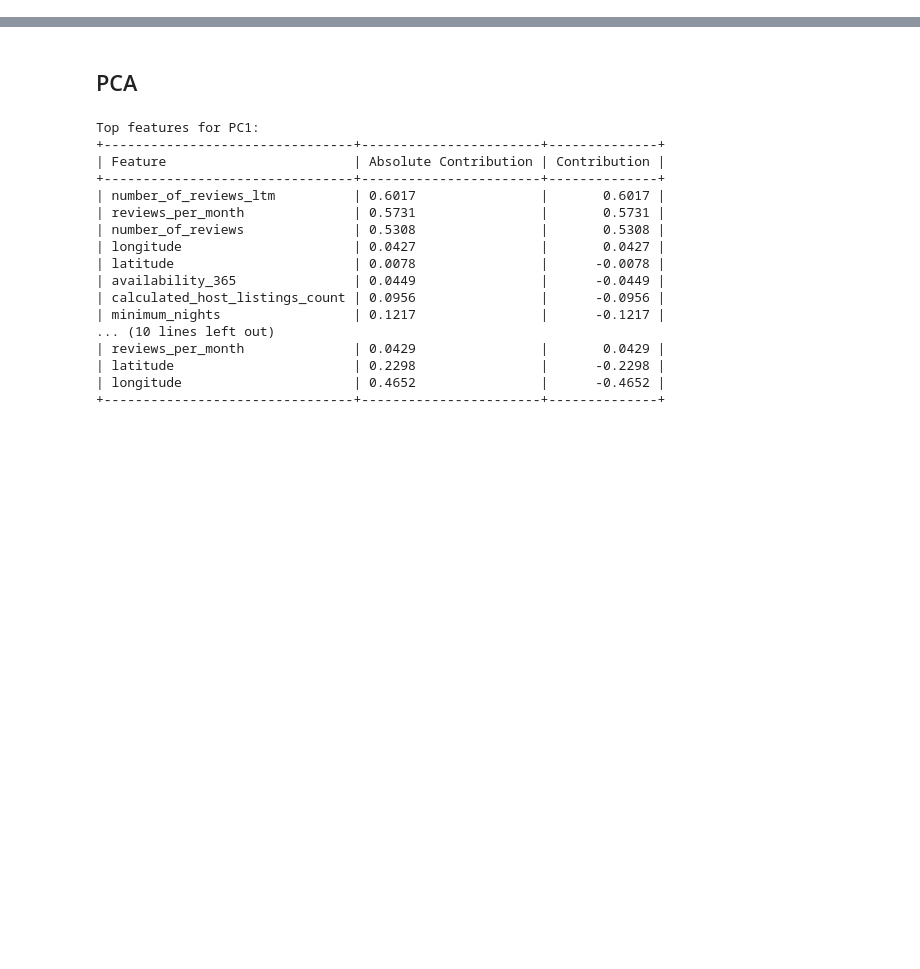
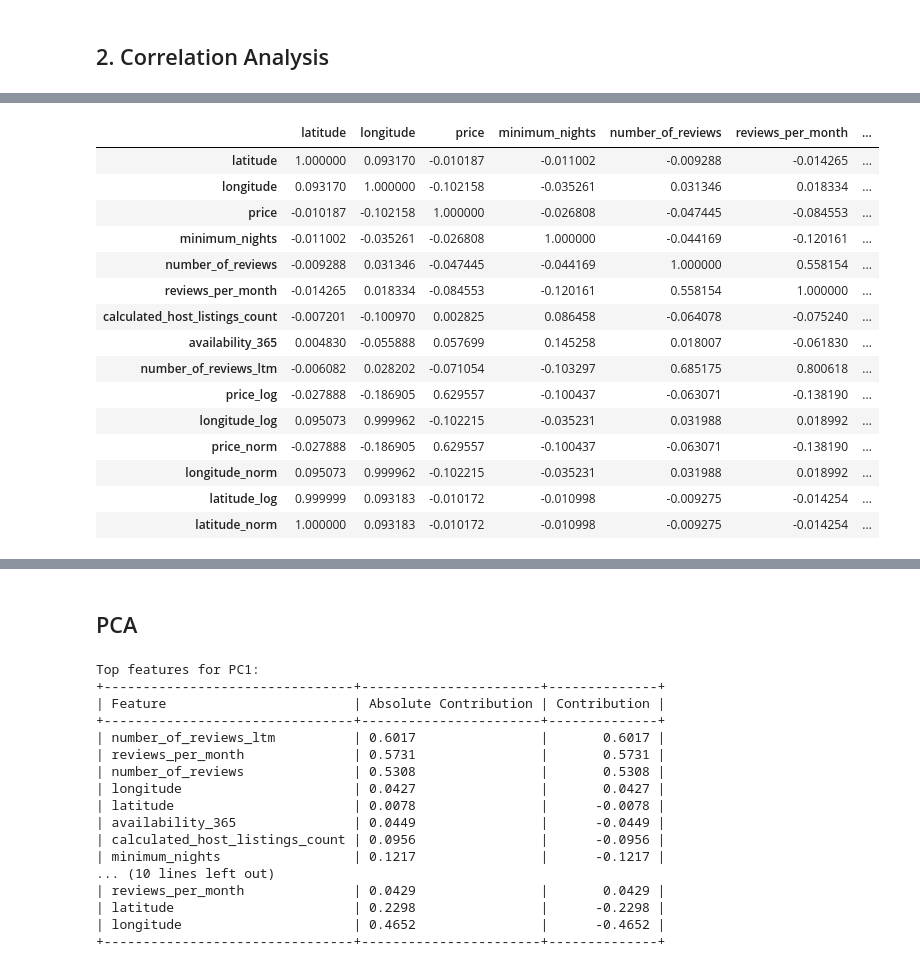
Before and after one commit to heinrichhegenbarth/KAN-CDSCO2004U_Machine_Learning_and_Deep_Learning, a Jupyter notebook: Assignment_1/assignment.ipynb, the cells around one changed output, grey strips where cells are left out. Saved outputs shown, nothing was run; the diff lists cells and outputs as text; code cells hidden in the pictures; blank space fills up the shorter version.

```diff
--- a/Assignment_1/assignment.ipynb
+++ b/Assignment_1/assignment.ipynb
@@ -353,0 +110,64 @@ plt.show()
+# %% [markdown]
+## 2. Correlation Analysis
+# %%
+def calc_mean(col):
+    """Calculate mean of a list"""
+    return round(sum(col) / len(col), 6)
+
+def calc_variance(col, mean):
+    """Calculate variance of a list"""
+    squared_dist = sum([(mean - x) ** 2 for x in col])
+    return squared_dist / len(col)
+
+def calc_std_dev(variance):
+    """Calculate standard deviation from variance"""
+    return variance ** 0.5
+
+def calc_covariance(x_list, y_list, x_mean, y_mean):
+    """Calculate covariance between two lists"""
+    sum_cross_variations = sum([(x - x_mean) * (y_list[i] - y_mean) for i, x in enumerate(x_list)])
+    return sum_cross_variations / len(x_list)
+
+def calc_correlation(cov_xy, std_x, std_y):
+    """Calculate correlation from covariance and standard deviations"""
+    return cov_xy / (std_x * std_y)
+
+def analyze_column_statistics(df):
+    """Analyze and print statistics for each column in the dataframe"""
+    table = PrettyTable()
+    table.align = "r"
+    table.field_names = ['column', 'mean', 'var', 'sd']
+    table.align['column'] = 'l'
+    for col in df.columns:
+        col_list = df.loc[:, col].dropna().tolist()
+        mean_col = calc_mean(col_list)
+        var_col = calc_variance(col_list, mean_col)
+        sd_col = calc_std_dev(var_col)
+        table.add_row([col, round(mean_col, 2), round(var_col, 2), round(sd_col, 2)])
+    print(table)
+
+def calculate_correlation_matrix(df):
+    """Calculate and print correlation matrix for the dataframe"""
+    corr_matrix = pd.DataFrame(index=df.columns, columns=df.columns)
+
+    for col1 in df.columns:
+        for col2 in df.columns:
+            x_list = df[col1].tolist()
+            y_list = df[col2].tolist()
+            x_mean = calc_mean(x_list)
+            y_mean = calc_mean(y_list)
+            cov_xy = calc_covariance(x_list, y_list, x_mean, y_mean)
+            std_x = calc_std_dev(calc_variance(x_list, x_mean))
+            std_y = calc_std_dev(calc_variance(y_list, y_mean))
+            corr_xy = calc_correlation(cov_xy, std_x, std_y)
+            corr_matrix.loc[col1, col2] = float(corr_xy)
+
+    return corr_matrix.astype(float)
+
+# Analyze column statistics
+analyze_column_statistics(df_listings_num)
+
+# Calculate correlation matrix
+corr_matrix = calculate_correlation_matrix(df_listings_num)
+corr_matrix
+# %% [output]
@@ -353,0 +193,16 @@ plt.show()
+|  | latitude | longitude | price | minimum_nights | number_of_reviews | reviews_per_month | ... |
+| latitude | 1.000000 | 0.093170 | -0.010187 | -0.011002 | -0.009288 | -0.014265 | ... |
+| longitude | 0.093170 | 1.000000 | -0.102158 | -0.035261 | 0.031346 | 0.018334 | ... |
+| price | -0.010187 | -0.102158 | 1.000000 | -0.026808 | -0.047445 | -0.084553 | ... |
+| minimum_nights | -0.011002 | -0.035261 | -0.026808 | 1.000000 | -0.044169 | -0.120161 | ... |
+| number_of_reviews | -0.009288 | 0.031346 | -0.047445 | -0.044169 | 1.000000 | 0.558154 | ... |
+| reviews_per_month | -0.014265 | 0.018334 | -0.084553 | -0.120161 | 0.558154 | 1.000000 | ... |
+| calculated_host_listings_count | -0.007201 | -0.100970 | 0.002825 | 0.086458 | -0.064078 | -0.075240 | ... |
+| availability_365 | 0.004830 | -0.055888 | 0.057699 | 0.145258 | 0.018007 | -0.061830 | ... |
+| number_of_reviews_ltm | -0.006082 | 0.028202 | -0.071054 | -0.103297 | 0.685175 | 0.800618 | ... |
+| price_log | -0.027888 | -0.186905 | 0.629557 | -0.100437 | -0.063071 | -0.138190 | ... |
+| longitude_log | 0.095073 | 0.999962 | -0.102215 | -0.035231 | 0.031988 | 0.018992 | ... |
+| price_norm | -0.027888 | -0.186905 | 0.629557 | -0.100437 | -0.063071 | -0.138190 | ... |
+| longitude_norm | 0.095073 | 0.999962 | -0.102215 | -0.035231 | 0.031988 | 0.018992 | ... |
+| latitude_log | 0.999999 | 0.093183 | -0.010172 | -0.010998 | -0.009275 | -0.014254 | ... |
+| latitude_norm | 1.000000 | 0.093183 | -0.010172 | -0.010998 | -0.009275 | -0.014254 | ... |
```
Also changed, not shown: parts of 41 cells of this notebook.
